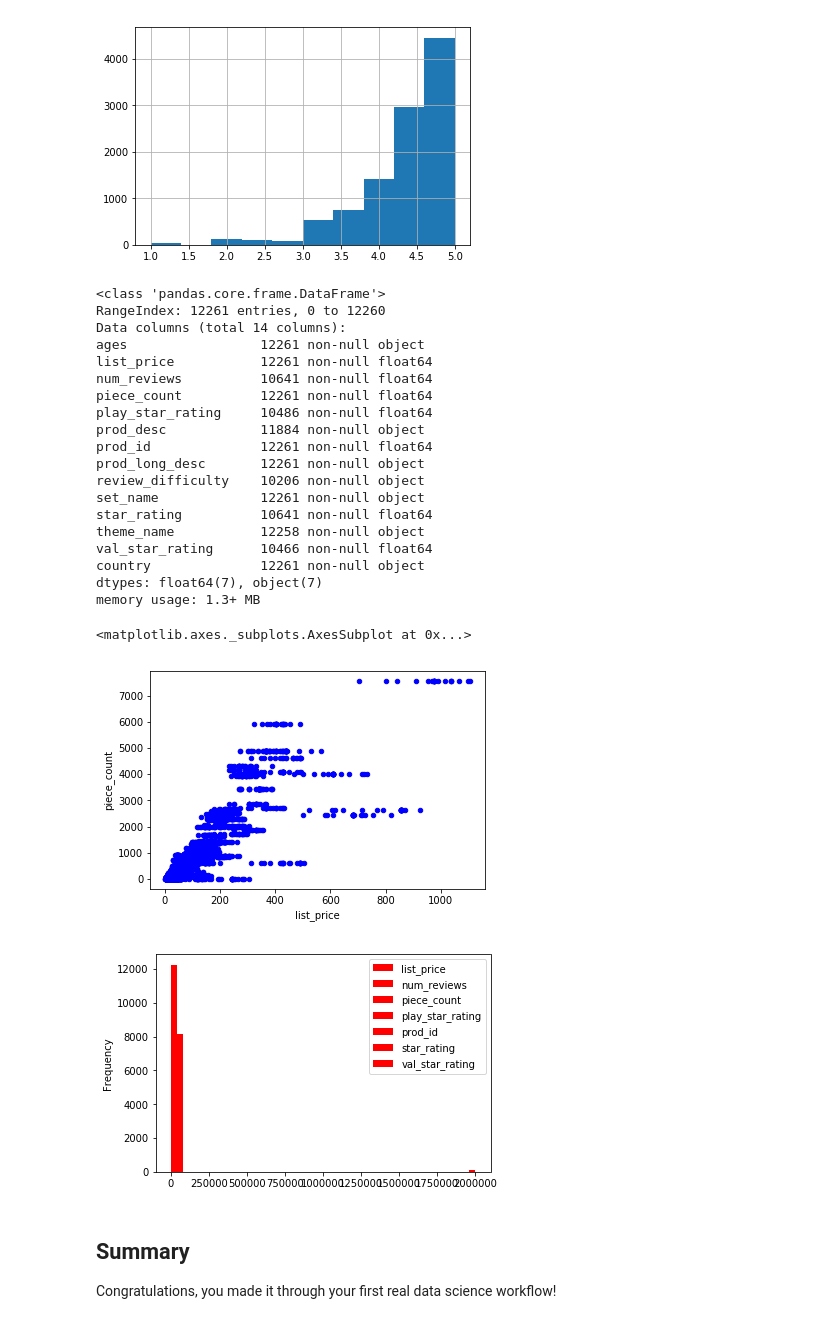
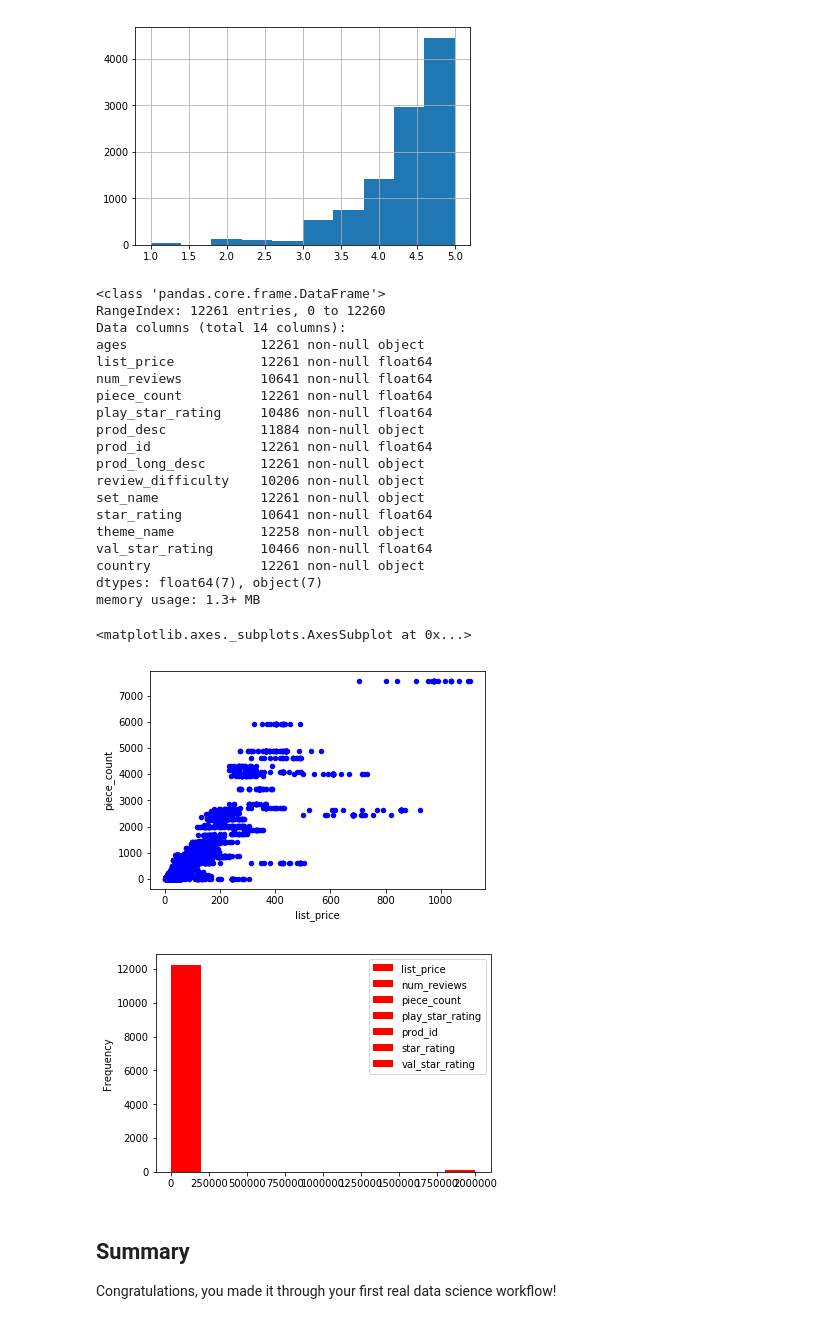
Before and after one commit to mzhou356/dsc-first-codealong-dc-ds-060319, a Jupyter notebook: index.ipynb, the cells around one changed output. Cells and saved outputs as stored; diff of their text form; code cells hidden in the pictures.

```diff
--- a/index.ipynb
+++ b/index.ipynb
@@ -382,31 +382,31 @@ df.play_star_rating.hist()
 # %%
 #Your code here
 df.info()
 df.plot(kind = 'scatter', x='list_price', y = 'piece_count', color = 'blue')
-df.plot(kind = 'hist', bins = 50, color = 'red')
+df.plot(kind = 'hist', color = 'red')
 # %% [output]
 <class 'pandas.core.frame.DataFrame'>
 RangeIndex: 12261 entries, 0 to 12260
 Data columns (total 14 columns):
 ages                 12261 non-null object
 list_price           12261 non-null float64
 num_reviews          10641 non-null float64
 piece_count          12261 non-null float64
 play_star_rating     10486 non-null float64
 prod_desc            11884 non-null object
 prod_id              12261 non-null float64
 prod_long_desc       12261 non-null object
 review_difficulty    10206 non-null object
 set_name             12261 non-null object
 star_rating          10641 non-null float64
 theme_name           12258 non-null object
 val_star_rating      10466 non-null float64
 country              12261 non-null object
 dtypes: float64(7), object(7)
 memory usage: 1.3+ MB
 <matplotlib.axes._subplots.AxesSubplot at 0x...>
 [figure]
-[figure, old version]
+[figure, new version]
 # %% [markdown]
 ## Summary
 
```
